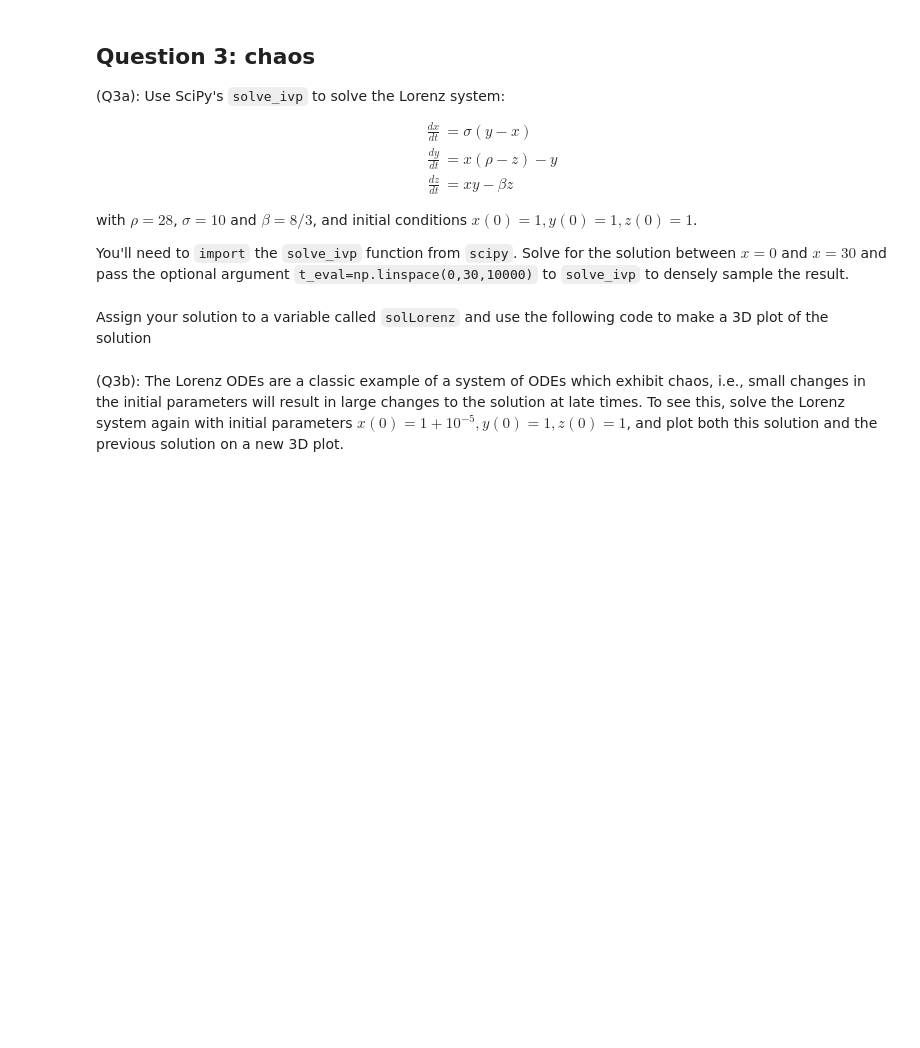
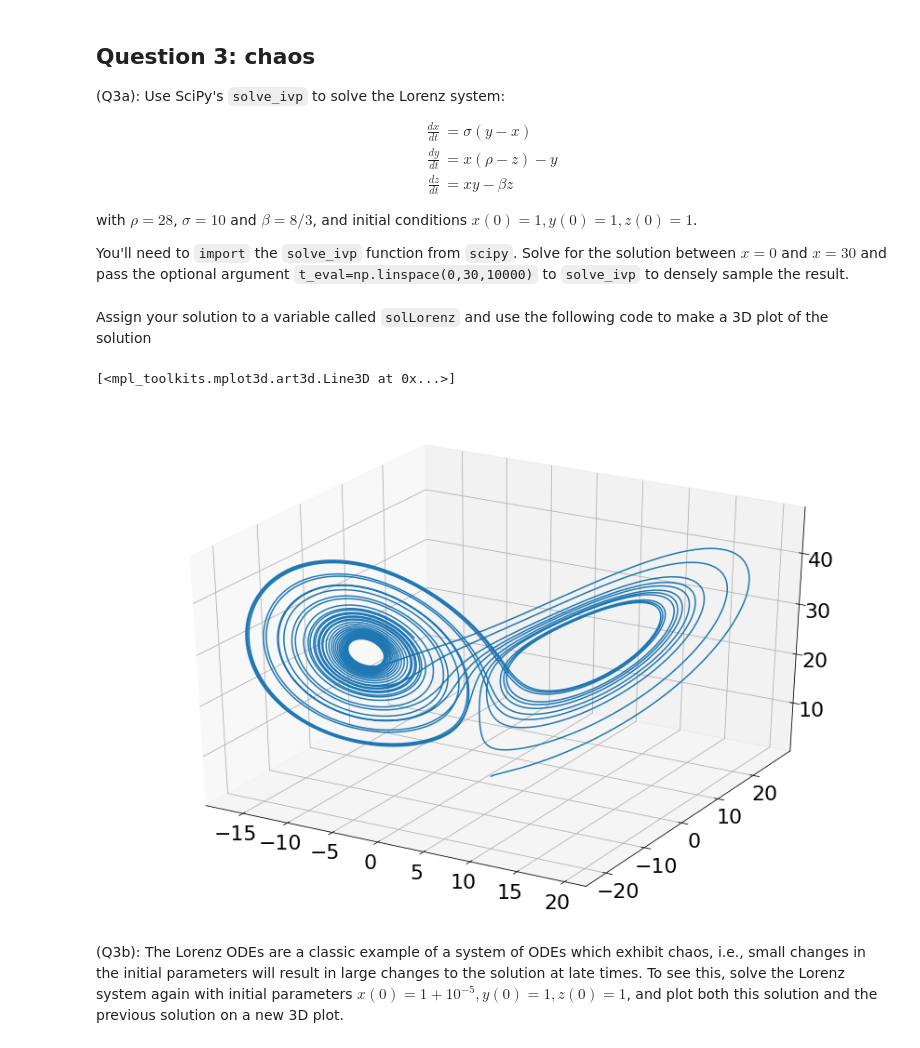
Before and after one commit to Padraig-Ryan/ACM20030-Assignments, a Jupyter notebook: Assignment-3.ipynb, the cells around one changed output. Saved outputs shown, nothing was run; the diff lists cells and outputs as text; code cells hidden in the pictures; blank space fills up the shorter version.

```diff
--- a/Assignment-3.ipynb
+++ b/Assignment-3.ipynb
@@ -348,4 +344,25 @@ from scipy.integrate import solve_ivp
+# %%
+from scipy.integrate import solve_ivp
+
+def function4(x,y):
+    #rho=28
+    #sig=10
+    #bet = 8/3
+    return np.array([10*(y[1]-y[0]),y[0]*(28-y[2])-y[1],y[0]*y[1]-(8/3)*y[2]])
+
+y0_1 = np.array([1,1,1])
+
+solLorenz = solve_ivp(function4,[0,30],y0=y0_1,t_eval=np.linspace(0,30,10000))
 # %% [markdown]
 Assign your solution to a variable called `solLorenz` and use the following code to make a 3D plot of the solution
+# %%
+from mpl_toolkits.mplot3d import Axes3D
+
+fig = plt.figure()
+ax = fig.gca(projection='3d')
+ax.plot(solLorenz.y[0], solLorenz.y[1], solLorenz.y[2])
+# %% [output]
+[<mpl_toolkits.mplot3d.art3d.Line3D at 0x...>]
+[figure, added]
 # %% [markdown]
 (Q3b): The Lorenz ODEs are a classic example of a system of ODEs which exhibit chaos, i.e., small changes in the initial parameters will result in large changes to the solution at late times. To see this, solve the Lorenz system again with initial parameters $x(0) = 1 + 10^{-5}, y(0) = 1, z(0) = 1$, and plot both this solution and the previous solution on a new 3D plot.
```
Also changed, not shown: parts of 3 cells of this notebook.
